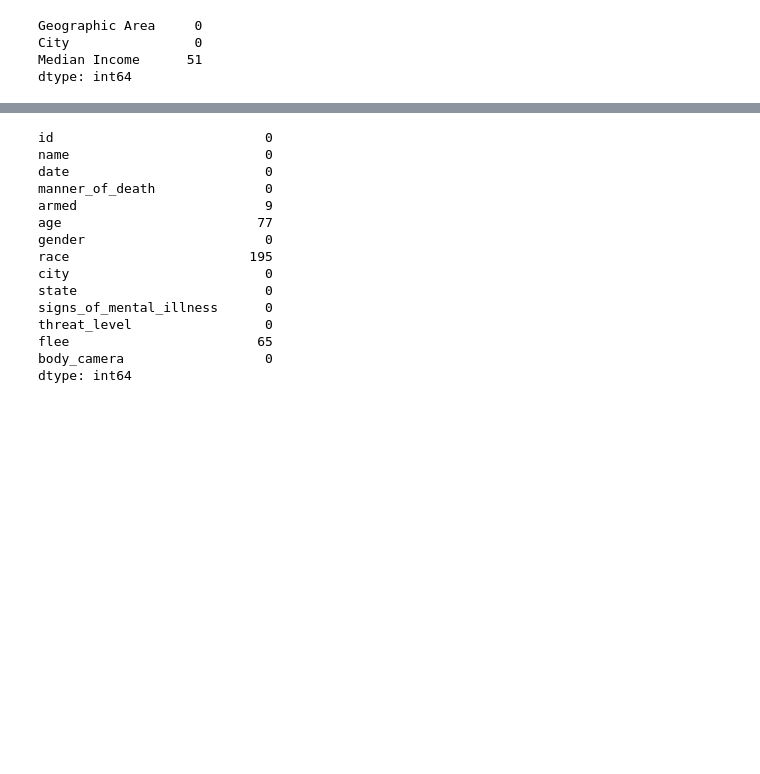
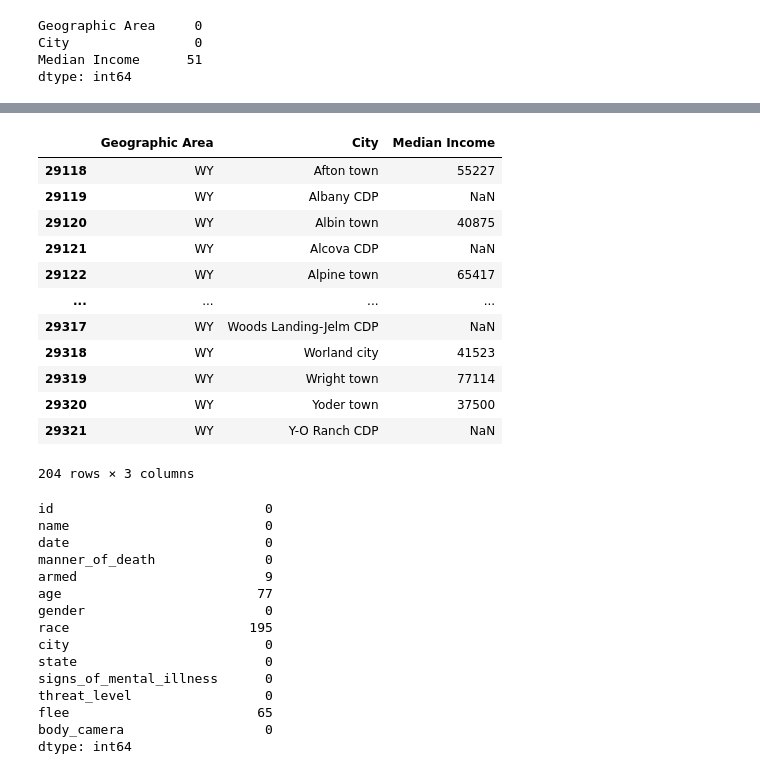
Before and after one commit to AbbyNyakara/Fatal_Force, a Jupyter notebook: Fatal_Force.ipynb, the cells around one changed output, grey strips where cells are left out. Cells and saved outputs as stored; diff of their text form; code cells hidden in the pictures; blank space fills up the shorter version.

```diff
--- a/Fatal_Force.ipynb
+++ b/Fatal_Force.ipynb
@@ -93,3 +136,20 @@ dtype: int64
+# %%
+household_df_new = household_df[household_df["Geographic Area"] == 'WY' ]
+household_df_new
+# %% [output]
+|  | Geographic Area | City | Median Income |
+| 29118 | WY | Afton town | 55227 |
+| 29119 | WY | Albany CDP | NaN |
+| 29120 | WY | Albin town | 40875 |
+| 29121 | WY | Alcova CDP | NaN |
+| 29122 | WY | Alpine town | 65417 |
+| ... | ... | ... | ... |
+| 29317 | WY | Woods Landing-Jelm CDP | NaN |
+| 29318 | WY | Worland city | 41523 |
+| 29319 | WY | Wright town | 77114 |
+| 29320 | WY | Yoder town | 37500 |
+| 29321 | WY | Y-O Ranch CDP | NaN |
+204 rows × 3 columns
 # %%
 df_fatalities.isna().sum()
 #df_fatalities.shape
```
Also changed, not shown: parts of 12 cells of this notebook.
